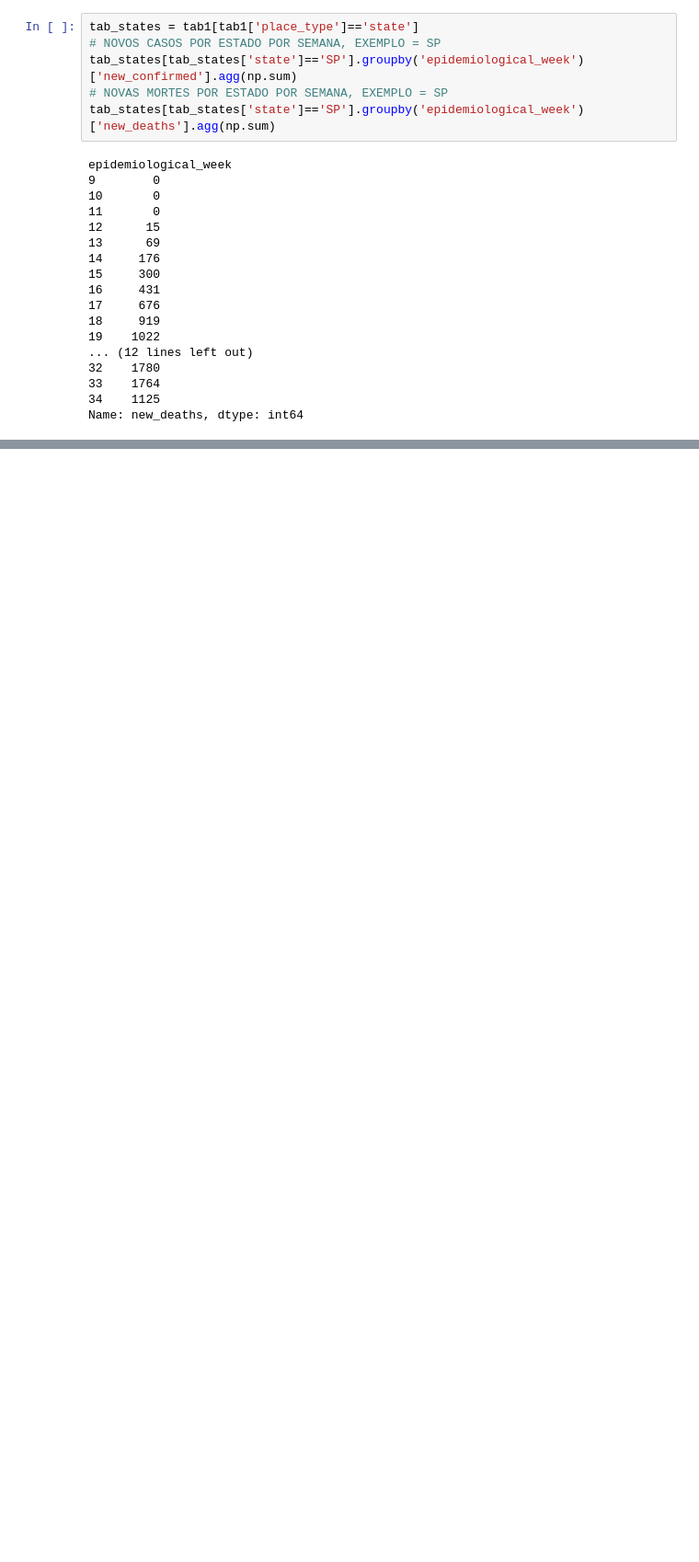
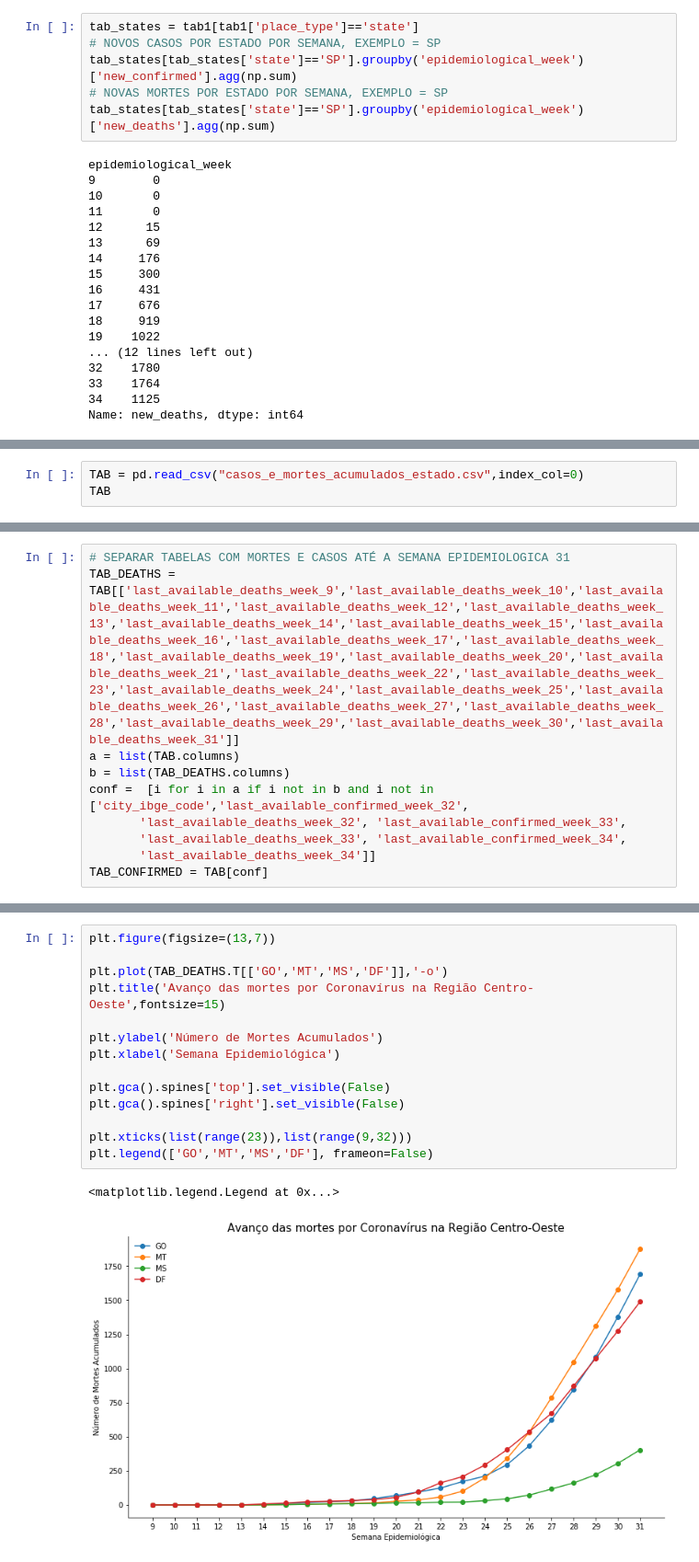
Before and after one commit to larissafv/grupoa, a Jupyter notebook: Casos e Óbitos Acumulados/Casos e óbitos Acumulados.ipynb, the cells around one changed output, grey strips where cells are left out. Shown at 92% size. Cells and saved outputs as stored; diff of their text form; blank space fills up the shorter version.

```diff
--- a/Casos e Óbitos Acumulados/Casos e óbitos Acumulados.ipynb
+++ b/Casos e Óbitos Acumulados/Casos e óbitos Acumulados.ipynb
@@ -155,0 +160,3 @@ Name: last_available_deaths, dtype: int64
+# %%
+TAB = pd.read_csv("casos_e_mortes_acumulados_estado.csv",index_col=0)
+TAB
@@ -155,0 +182,10 @@ Name: last_available_deaths, dtype: int64
+# %%
+# SEPARAR TABELAS COM MORTES E CASOS ATÉ A SEMANA EPIDEMIOLOGICA 31
+TAB_DEATHS = TAB[['last_available_deaths_week_9','last_available_deaths_week_10','last_available_deaths_week_11','last_available_deaths_week_12','last_available_deaths_week_13','last_available_deaths_week_14','last_available_deaths_week_15','last_available_deaths_week_16','last_available_deaths_week_17','last_available_deaths_week_18','last_available_deaths_week_19','last_available_deaths_week_20','last_available_deaths_week_21','last_available_deaths_week_22','last_available_deaths_week_23','last_available_deaths_week_24','last_available_deaths_week_25','last_available_deaths_week_26','last_available_deaths_week_27','last_available_deaths_week_28','last_available_deaths_week_29','last_available_deaths_week_30','last_available_deaths_week_31']]
+a = list(TAB.columns)
+b = list(TAB_DEATHS.columns)
+conf =  [i for i in a if i not in b and i not in ['city_ibge_code','last_available_confirmed_week_32',
+       'last_available_deaths_week_32', 'last_available_confirmed_week_33',
+       'last_available_deaths_week_33', 'last_available_confirmed_week_34',
+       'last_available_deaths_week_34']]
+TAB_CONFIRMED = TAB[conf]
@@ -155,0 +216,17 @@ Name: last_available_deaths, dtype: int64
+# %%
+plt.figure(figsize=(13,7))
+
+plt.plot(TAB_DEATHS.T[['GO','MT','MS','DF']],'-o')
+plt.title('Avanço das mortes por Coronavírus na Região Centro-Oeste',fontsize=15)
+
+plt.ylabel('Número de Mortes Acumulados')
+plt.xlabel('Semana Epidemiológica')
+
+plt.gca().spines['top'].set_visible(False)
+plt.gca().spines['right'].set_visible(False)
+
+plt.xticks(list(range(23)),list(range(9,32)))
+plt.legend(['GO','MT','MS','DF'], frameon=False)
+# %% [output]
+<matplotlib.legend.Legend at 0x...>
+[figure, added]
```
Also changed, not shown: parts of 40 cells of this notebook.
